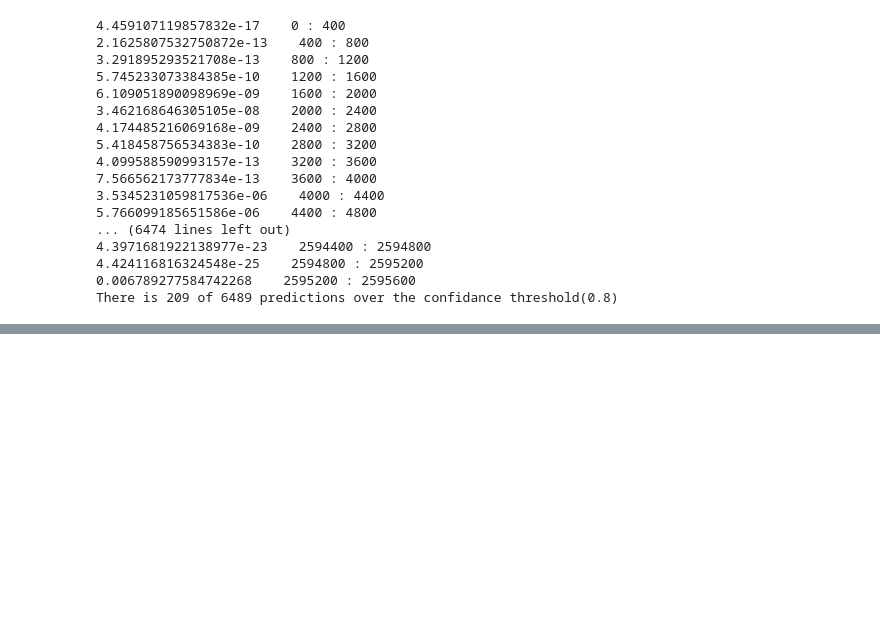
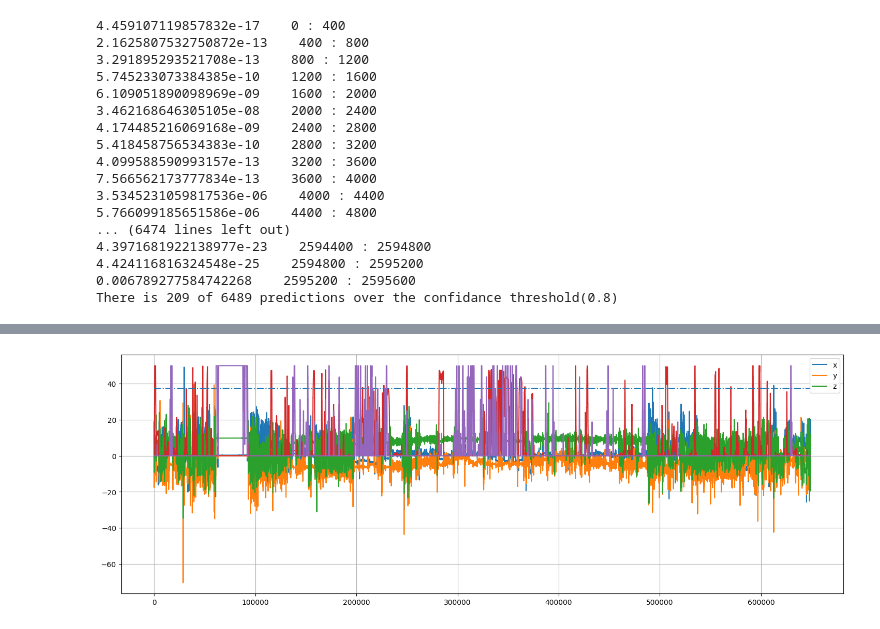
Before and after one commit to KubaJerz/medication-taking-data, a Jupyter notebook: new_start/week999_eval/01in_time_domain_NO_paste.ipynb, the cells around one changed output, grey strips where cells are left out. Saved outputs shown, nothing was run; the diff lists cells and outputs as text; code cells hidden in the pictures; blank space fills up the shorter version.

```diff
--- a/new_start/week999_eval/01in_time_domain_NO_paste.ipynb
+++ b/new_start/week999_eval/01in_time_domain_NO_paste.ipynb
@@ -293,0 +353,20 @@ There is 209 of 6489 predictions over the confidance threshold(0.8)
+# %%
+start = int(len(x) * .5)
+end  = int(len(x) * .75)
+
+fig, ax = plt.subplots(figsize=(18, 6))
+
+# Then do your plotting
+ax.plot(x[start:end], label='x')
+ax.plot(y[start:end], label='y')
+ax.plot(z[start:end], label='z')
+ax.plot((avg_preds[start:end] * 50))
+ax.hlines([(0.75 * 50)],xmin=0, xmax=len(x[start:end]), linestyles='dashdot')
+plt.plot(invaild_counts[start:end] * 50)
+ax.grid()
+ax.legend()
+
+# Show or save the figure
+plt.show()
+# %% [output]
+[figure, added]
```
Also changed, not shown: parts of 8 cells of this notebook, 10 other files.
